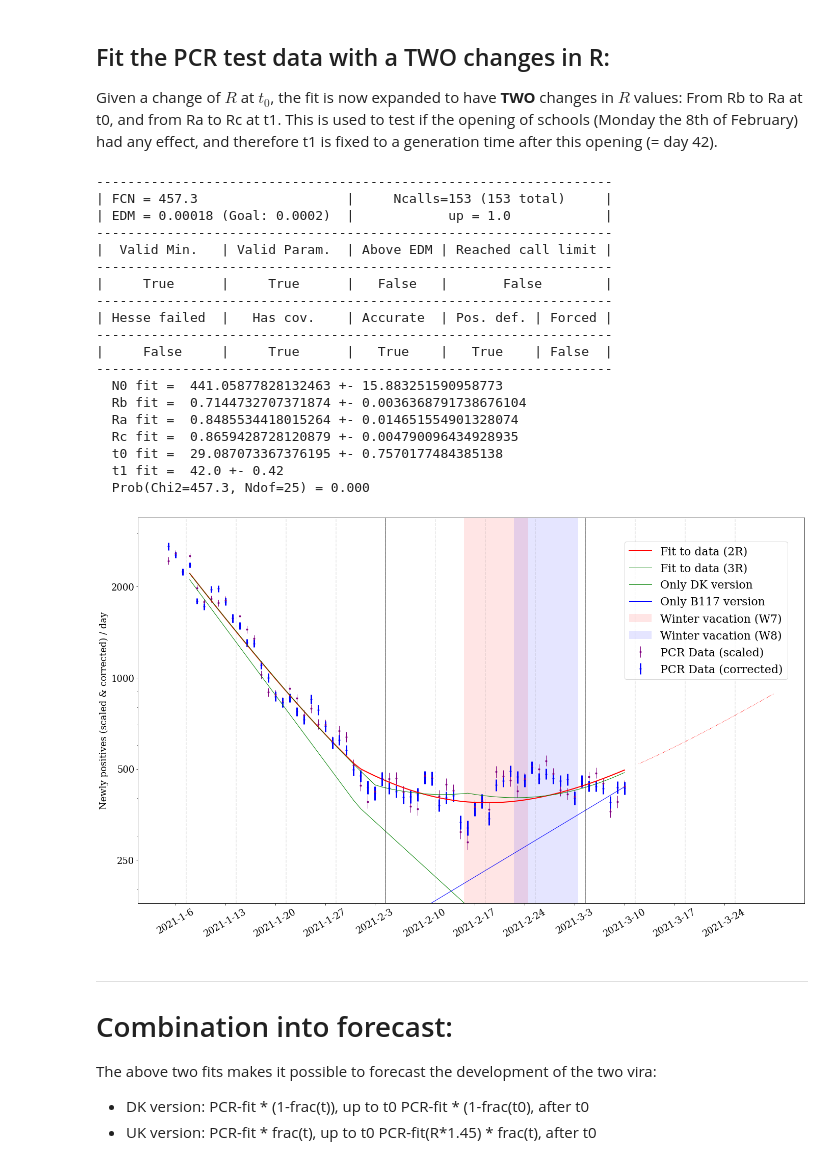
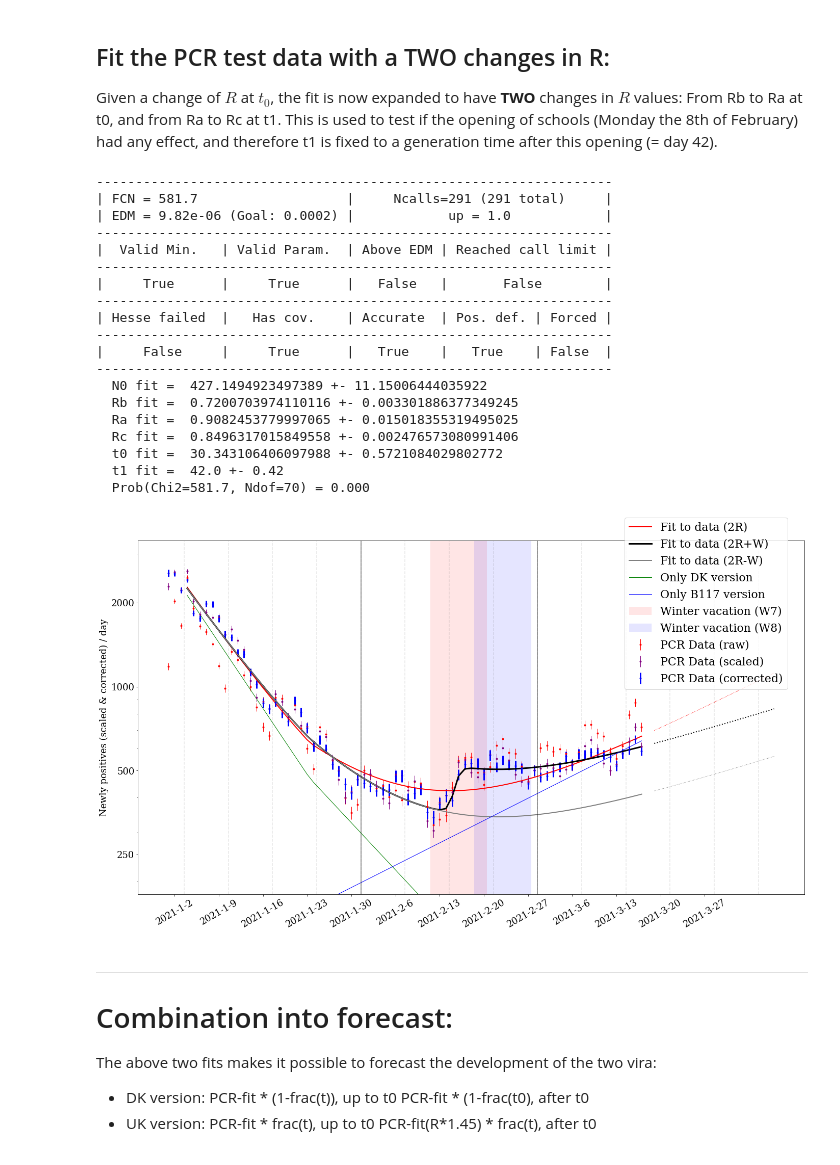
Before and after one commit to troelspetersen/Covid19fitting, a Jupyter notebook: PredictionsFromFit.ipynb, the cells around one changed output. Cells and saved outputs as stored; diff of their text form; code cells hidden in the pictures.

Commit message:
Fit with Winter vacation included that matches data very well

```diff
--- a/PredictionsFromFit.ipynb
+++ b/PredictionsFromFit.ipynb
@@ -23,15 +23,15 @@ mpl.rcParams['font.size'] = 18      # Set the general plotting font size
 plt.rc("font", family="serif")
 #plt.rc("text", usetex=True)
 
-save_plots = False
+save_plots = True
 fit_to_latest = True
 # %% [markdown]
 ***
 
 # Read the data:
 # %%
-data_posi = pd.read_csv("Data-Epidemiologiske-Rapport-08032021-p9o8/Municipality_cases_time_series.csv", sep=';', thousands='.', index_col=0)
-data_test = pd.read_csv("Data-Epidemiologiske-Rapport-08032021-p9o8/Municipality_tested_persons_time_series.csv", sep=';', thousands='.', index_col=0)
+data_posi = pd.read_csv("Data-Epidemiologiske-Rapport-19032021-j3k4/Municipality_cases_time_series.csv", sep=';', thousands='.', index_col=0)
+data_test = pd.read_csv("Data-Epidemiologiske-Rapport-19032021-j3k4/Municipality_tested_persons_time_series.csv", sep=';', thousands='.', index_col=0)
 
 # Print how much data is included:
 date_start = "2021-01-01"            # This is thus day 0
@@ -66,7 +66,7 @@ The generation time is fixed (from other sources), while the power $\gamma$, the
 tG = 4.7
 
 # Number of positive tests and uncertainty, assuming fixed number of daily tests and power law correction:
-Power = -0.56
+Power = -0.50
 
 # Correct for effects of weekdays, corrects from 2nd January forward:
 frac = [0.068, 0.096, 0.036, -0.075, -0.115, 0.012, 0.003]    # Based on 1st of January to 15th of February
@@ -346,7 +435,7 @@ def chi2_calcStep2(N0, Rb, Ra, Rc, t0, t1, tG) :
     return chi2
 
 # The t0 is now just set to the end of the B117-fit... it should of course not be... To Be Changed/Updated!
-minuit4 = Minuit(chi2_calcStep2, N0=400.0, Rb=0.7, Ra=0.8, Rc=0.9, t0=27.0, fix_t0=False, t1=42.0, fix_t1=True, tG=4.7, fix_tG=True, print_level=1, errordef=1.0)
+minuit4 = Minuit(chi2_calcStep2, N0=400.0, Rb=0.7, Ra=0.8, Rc=0.9, t0=37.0, fix_t0=False, t1=42.0, fix_t1=True, tG=4.7, fix_tG=True, print_level=1, errordef=1.0)
 minuit4.migrad();
 
 # Here we extract the fitting parameters and their errors
@@ -371,8 +460,8 @@ Prob_fit2 = stats.chi2.sf(Chi2_fit2, Ndof_fit2)    # The chi2 probability given
 print(f"  Prob(Chi2={Chi2_fit2:5.1f}, Ndof={Ndof_fit2:2d}) = {Prob_fit2:5.3f}")
 # %% [output]
 ------------------------------------------------------------------
-| FCN = 457.3                   |     Ncalls=153 (153 total)     |
-| EDM = 0.00018 (Goal: 0.0002)  |            up = 1.0            |
+| FCN = 581.7                   |     Ncalls=291 (291 total)     |
+| EDM = 9.82e-06 (Goal: 0.0002) |            up = 1.0            |
 ------------------------------------------------------------------
 |  Valid Min.   | Valid Param.  | Above EDM | Reached call limit |
 ------------------------------------------------------------------
@@ -382,13 +471,13 @@ print(f"  Prob(Chi2={Chi2_fit2:5.1f}, Ndof={Ndof_fit2:2d}) = {Prob_fit2:5.3f}")
 ------------------------------------------------------------------
 |     False     |     True      |   True    |   True    | False  |
 ------------------------------------------------------------------
-  N0 fit =  441.05877828132463 +- 15.883251590958773
-  Rb fit =  0.7144732707371874 +- 0.0036368791738676104
-  Ra fit =  0.8485534418015264 +- 0.014651554901328074
-  Rc fit =  0.8659428728120879 +- 0.004790096434928935
-  t0 fit =  29.087073367376195 +- 0.7570177484385138
+  N0 fit =  427.1494923497389 +- 11.15006444035922
+  Rb fit =  0.7200703974110116 +- 0.003301886377349245
+  Ra fit =  0.9082453779997065 +- 0.015018355319495025
+  Rc fit =  0.8496317015849558 +- 0.002476573080991406
+  t0 fit =  30.343106406097988 +- 0.5721084029802772
   t1 fit =  42.0 +- 0.42
-  Prob(Chi2=457.3, Ndof=25) = 0.000
+  Prob(Chi2=581.7, Ndof=70) = 0.000
 # %%
 # Put dates on the x-axis:
 now = dt.datetime.now()         # Changed to the last date of data?
@@ -397,7 +486,7 @@ dato_start = "2021-01-01"
 
 fig, ax = plt.subplots(figsize=(20, 12))
 ax.set(xlabel="", ylabel="Newly positives (scaled & corrected) / day", title="")
-#ax.errorbar(day1jan, P_all[Plot_StartDay:Plot_EndDay], yerr=eP_all[Plot_StartDay:Plot_EndDay], fmt='.', linewidth=1, label='PCR Data (raw)', color='red')
+ax.errorbar(day1jan, P_all[Plot_StartDay:Plot_EndDay], yerr=eP_all[Plot_StartDay:Plot_EndDay], fmt='.', linewidth=1, label='PCR Data (raw)', color='red')
 ax.errorbar(day1jan, SP_all[Plot_StartDay:Plot_EndDay], yerr=eSP_all[Plot_StartDay:Plot_EndDay], fmt='.', linewidth=1, label='PCR Data (scaled)', color='purple')
 ax.errorbar(day1jan, SCP_all[Plot_StartDay:Plot_EndDay], yerr=eSCP_all[Plot_StartDay:Plot_EndDay], fmt='.', linewidth=3, label='PCR Data (corrected)', color='blue')
 
@@ -406,7 +495,14 @@ ax.errorbar(day1jan, SCP_all[Plot_StartDay:Plot_EndDay], yerr=eSCP_all[Plot_Star
 #ax.plot(day1jan_fitJan, func_DoubleExpo(day1jan_fitJan, N0_fit2, Rt_fit2, t0_fit2, tG), 'blue',  linewidth=1.0, label='Fit to data')
 ax.plot(day1jan_fit,    func_DoubleExpoStep_vec(day1jan_fit,  N0_fit3, Rb_fit3, Ra_fit3, t0_fit3, tG), 'red', linewidth=2.0, label='Fit to data (2R)')
 ax.plot(day_extrapol,   func_DoubleExpoStep_vec(day_extrapol, N0_fit3, Rb_fit3, Ra_fit3, t0_fit3, tG), 'red', linewidth=1.0, linestyle="dotted")
-ax.plot(day1jan_fit,    func_DoubleExpoStep2_vec(day1jan_fit, N0_fit4, Rb_fit4, Ra_fit4, Rc_fit4, t0_fit4, t1_fit4, tG), 'green', linewidth=1.0, label='Fit to data (3R)')
+#ax.plot(day1jan_fit,    func_DoubleExpoStep2_vec(day1jan_fit, N0_fit4, Rb_fit4, Ra_fit4, Rc_fit4, t0_fit4, t1_fit4, tG), 'green', linewidth=1.0, label='Fit to data (3R)')
+ax.plot(day1jan_fit,    func_DoubleExpoStepW_vec(day1jan_fit,  N0_fit3w, Rb_fit3w, Ra_fit3w, t0_fit3w, fW_fit3w, tW_fit3w, sW_fit3w, tG), 'black', linewidth=3.0, label='Fit to data (2R+W)')
+ax.plot(day_extrapol,   func_DoubleExpoStepW_vec(day_extrapol, N0_fit3w, Rb_fit3w, Ra_fit3w, t0_fit3w, fW_fit3w, tW_fit3w, sW_fit3w, tG), 'black', linewidth=2.0, linestyle="dotted")
+
+# Without Winter vacation:
+ax.plot(day1jan_fit,    func_DoubleExpoStepW_vec(day1jan_fit,  N0_fit3w, Rb_fit3w, Ra_fit3w, t0_fit3w, 0.0, tW_fit3w, sW_fit3w, tG), 'grey', linewidth=2.0, label='Fit to data (2R-W)')
+ax.plot(day_extrapol,   func_DoubleExpoStepW_vec(day_extrapol, N0_fit3w, Rb_fit3w, Ra_fit3w, t0_fit3w, 0.0, tW_fit3w, sW_fit3w, tG), 'grey', linewidth=1.0, linestyle="dotted")
+
 
 ax.plot(day1jan_fit,    func_StepRDK_vec(day1jan_fit,   N0_fit3, Rb_fit3, Ra_fit3, t0_fit3, tG), 'green', linewidth=1.0, label='Only DK version')
 ax.plot(day1jan_fit,    func_StepRB117_vec(day1jan_fit, N0_fit3, Rb_fit3, Ra_fit3, t0_fit3, tG), 'blue', linewidth=1.0, label='Only B117 version')
@@ -428,34 +524,34 @@ for i in range(N_weeks):
 plt.xticks(ticks=[7*i+1 for i in range(N_weeks)],
            labels=[str(time.year)+'-'+str(time.month)+'-'+str(time.day) for time in times])
 
 # Plot monthly lines on first date:
 d_now = dt.date(year=int(date_start[:4]), month = int(date_start[5:7]), day = int(date_start[8:] ))
 for i in range(len(data_posi.loc[date_start:date_end].sum(axis=1))):
     d_now = d_now + dt.timedelta(days=1)
     if d_now.day == 1:
         plt.axvline( i+0.5, ls='-', color='k', alpha=0.5)
 
 # Show the Winter vacation
 ax.axvspan(41.5, 50.5, facecolor='r', alpha=0.1, label="Winter vacation (W7)")
 ax.axvspan(48.5, 57.5, facecolor='b', alpha=0.1, label="Winter vacation (W8)")
 
 # Plot the fraction of B117 on secondary y-axis (to the right):
 #ax2 = ax.twinx()
 #ax2.plot(day_all, func_logistic(day_all-33, *[frac_t0_fit, tau_fit]), color="red", marker="", alpha=0.2)
 #ax2.set_ylabel("Fraction B117", color="red", fontsize=22)
 #ax2.tick_params(axis='y', colors='red')
 
 plt.yscale("log")
 ax.set_ylim([180.0,None])
 ax.set_yticks([250,500,1000,2000])
 ax.get_yaxis().set_major_formatter(mpl.ticker.ScalarFormatter())
 
 ax.legend(loc=(0.73, 0.58), fontsize=22)
 plt.tight_layout()
 if (save_plots) :
     plt.savefig("fig_FitOfPCRdata_WithDKandUKversions.pdf")
 # %% [output]
-[figure, old version]
+[figure, new version]
 # %% [markdown]
 ***
 
```
Also changed, not shown: parts of 7 cells of this notebook.
